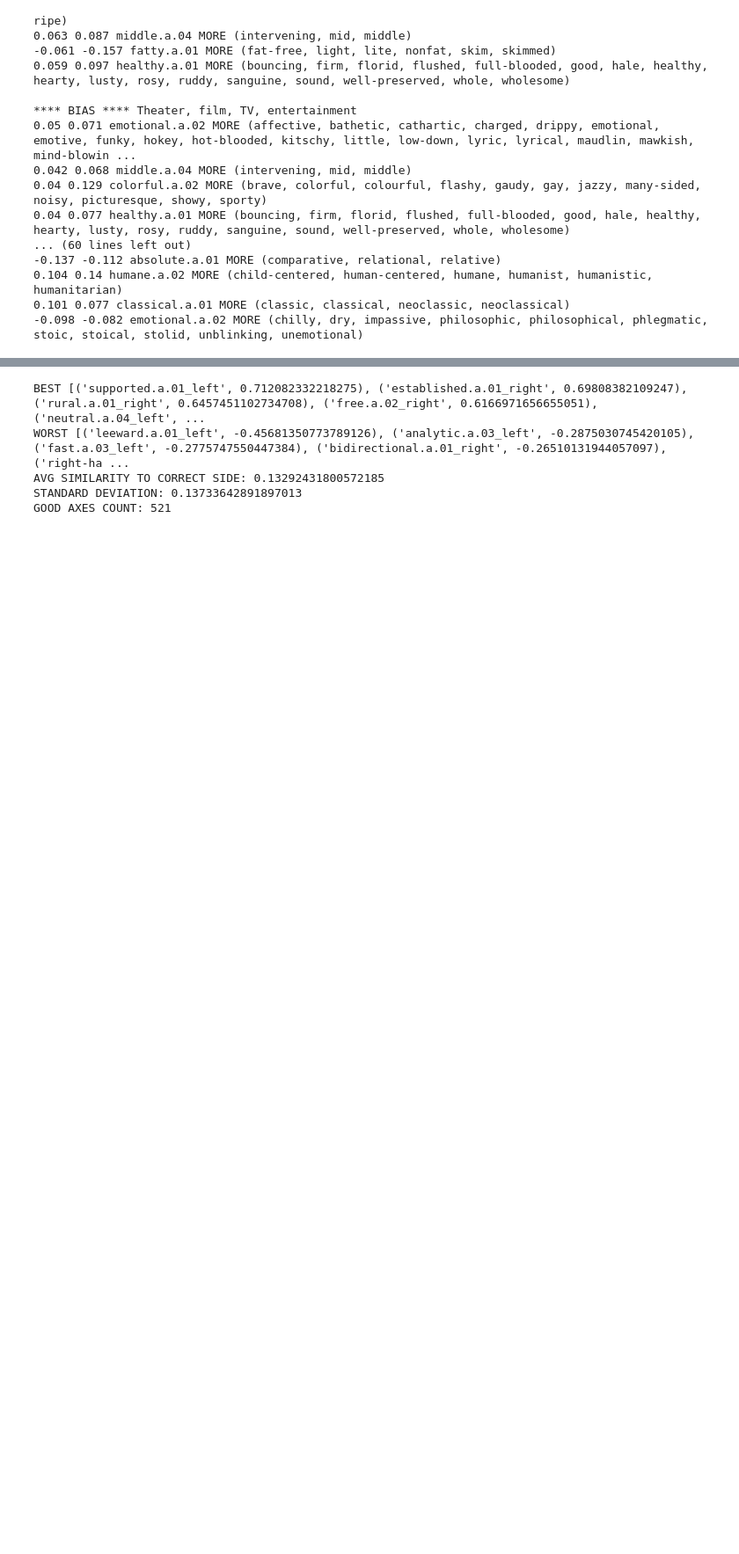
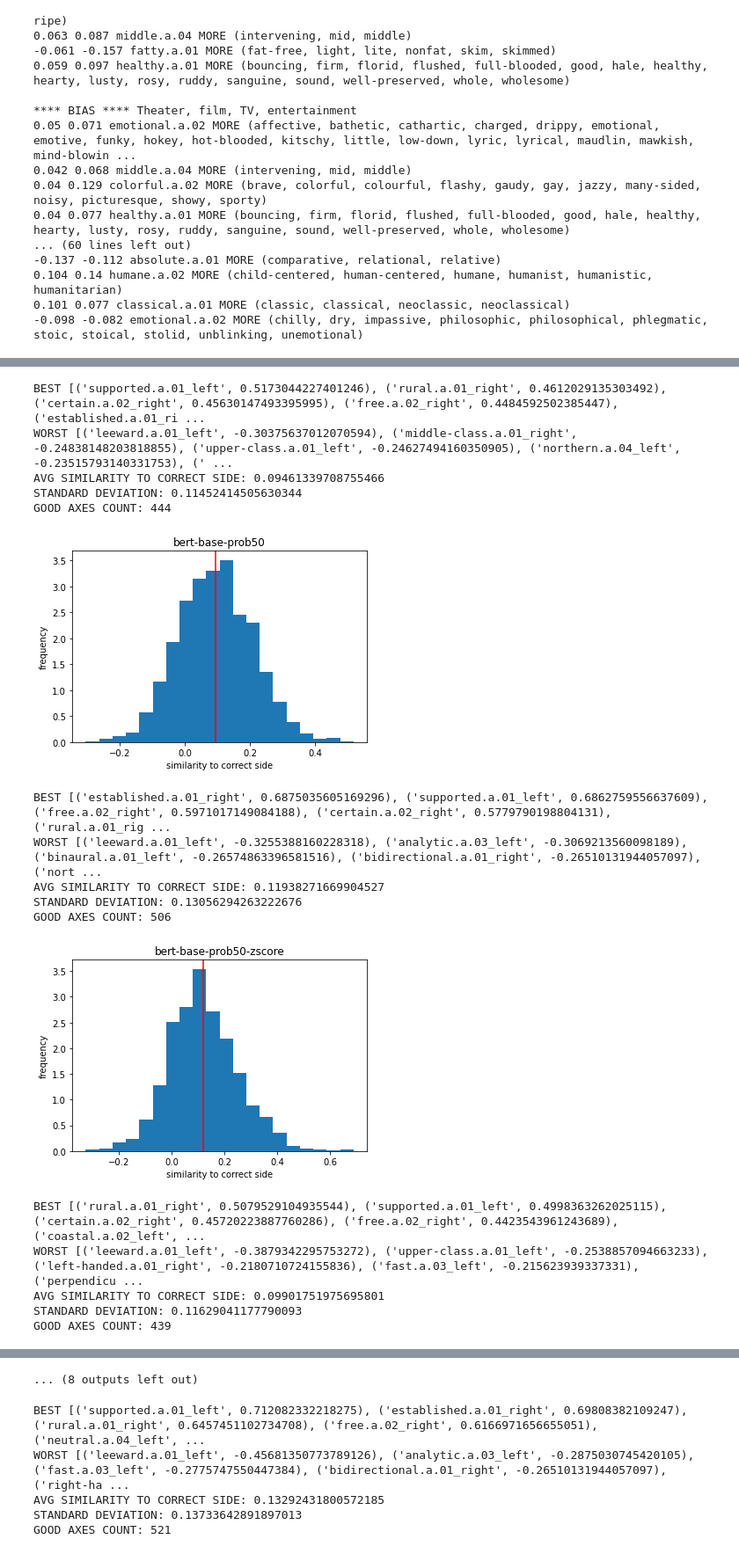
Before and after one commit to lucy3/context_semantic_axes, a Jupyter notebook: code/axes_occupation_viz.ipynb, the cells around one changed output, grey strips where cells are left out. Shown at 88% size. Drawn from its saved outputs; the diff is of its cells as text; code cells hidden in the pictures; blank space fills up the shorter version.

```diff
--- a/code/axes_occupation_viz.ipynb
+++ b/code/axes_occupation_viz.ipynb
@@ -327,0 +328,22 @@ show_top_axes(LOGS + 'semantics_val/person/frameaxis_bert-base-prob.json', score
+# %%
+for top_n in [50, 100, 150, 250, 300]:
+    _ = plot_axes_quality('bert-base-prob' + str(top_n))
+    _ = plot_axes_quality('bert-base-prob' + str(top_n) + '-zscore')
+# %% [output]
+BEST [('supported.a.01_left', 0.5173044227401246), ('rural.a.01_right', 0.4612029135303492), ('certain.a.02_right', 0.45630147493395995), ('free.a.02_right', 0.4484592502385447), ('established.a.01_ri ...
+WORST [('leeward.a.01_left', -0.30375637012070594), ('middle-class.a.01_right', -0.24838148203818855), ('upper-class.a.01_left', -0.24627494160350905), ('northern.a.04_left', -0.23515793140331753), (' ...
+AVG SIMILARITY TO CORRECT SIDE: 0.09461339708755466
+STANDARD DEVIATION: 0.11452414505630344
+GOOD AXES COUNT: 444
+[figure, added]
+BEST [('established.a.01_right', 0.6875035605169296), ('supported.a.01_left', 0.6862759556637609), ('free.a.02_right', 0.5971017149084188), ('certain.a.02_right', 0.5779790198804131), ('rural.a.01_rig ...
+WORST [('leeward.a.01_left', -0.3255388160228318), ('analytic.a.03_left', -0.3069213560098189), ('binaural.a.01_left', -0.26574863396581516), ('bidirectional.a.01_right', -0.26510131944057097), ('nort ...
+AVG SIMILARITY TO CORRECT SIDE: 0.11938271669904527
+STANDARD DEVIATION: 0.13056294263222676
+GOOD AXES COUNT: 506
+[figure, added]
+BEST [('rural.a.01_right', 0.5079529104935544), ('supported.a.01_left', 0.4998363262025115), ('certain.a.02_right', 0.45720223887760286), ('free.a.02_right', 0.4423543961243689), ('coastal.a.02_left', ...
+WORST [('leeward.a.01_left', -0.3879342295753272), ('upper-class.a.01_left', -0.2538857094663233), ('left-handed.a.01_right', -0.2180710724155836), ('fast.a.03_left', -0.215623939337331), ('perpendicu ...
+AVG SIMILARITY TO CORRECT SIDE: 0.09901751975695801
+STANDARD DEVIATION: 0.11629041177790093
+GOOD AXES COUNT: 439
@@ -328,3 +369,4 @@ show_top_axes(LOGS + 'semantics_val/person/frameaxis_bert-base-prob.json', score
+... (8 outputs left out)
 # %%
 scores8 = plot_axes_quality('bert-base-prob-zscore')
 # %% [output]
```
Also changed, not shown: parts of 4 cells of this notebook, 3 other files.
